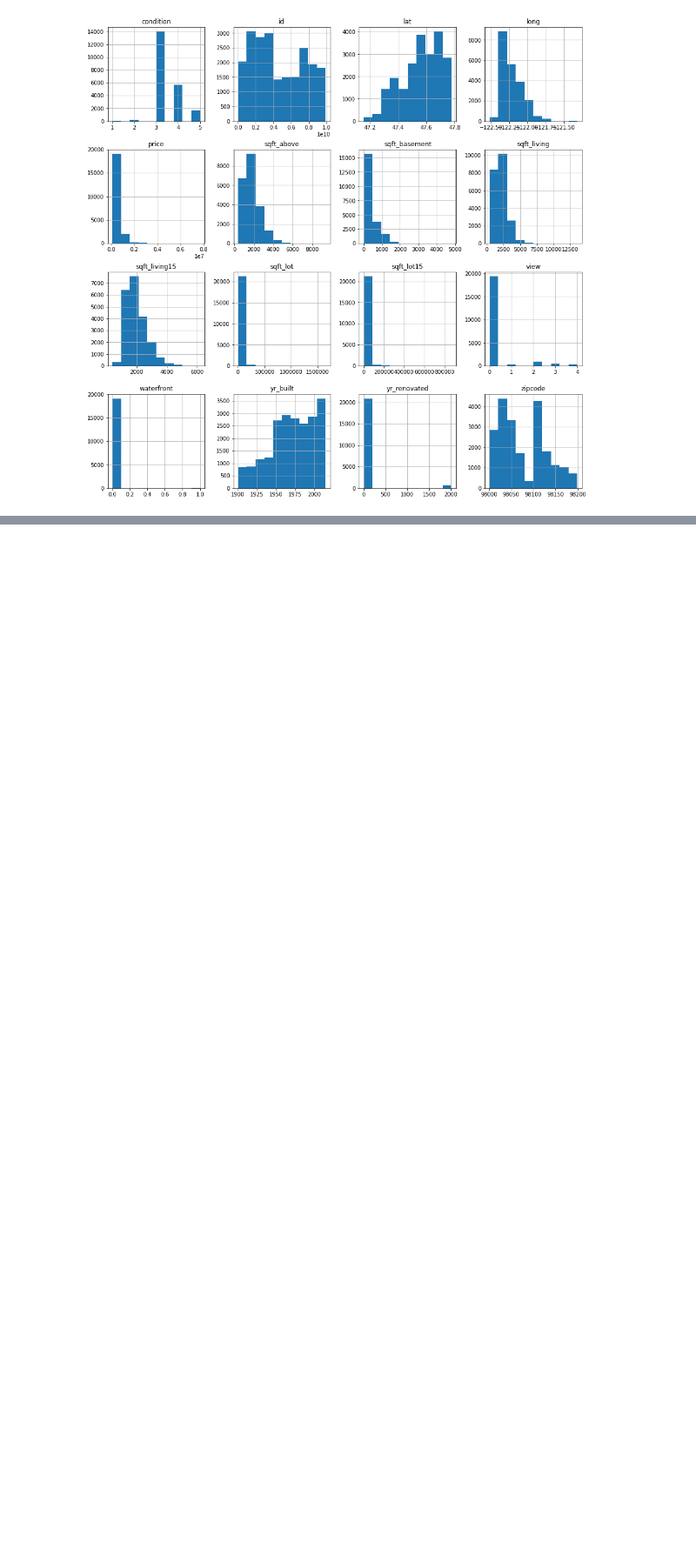
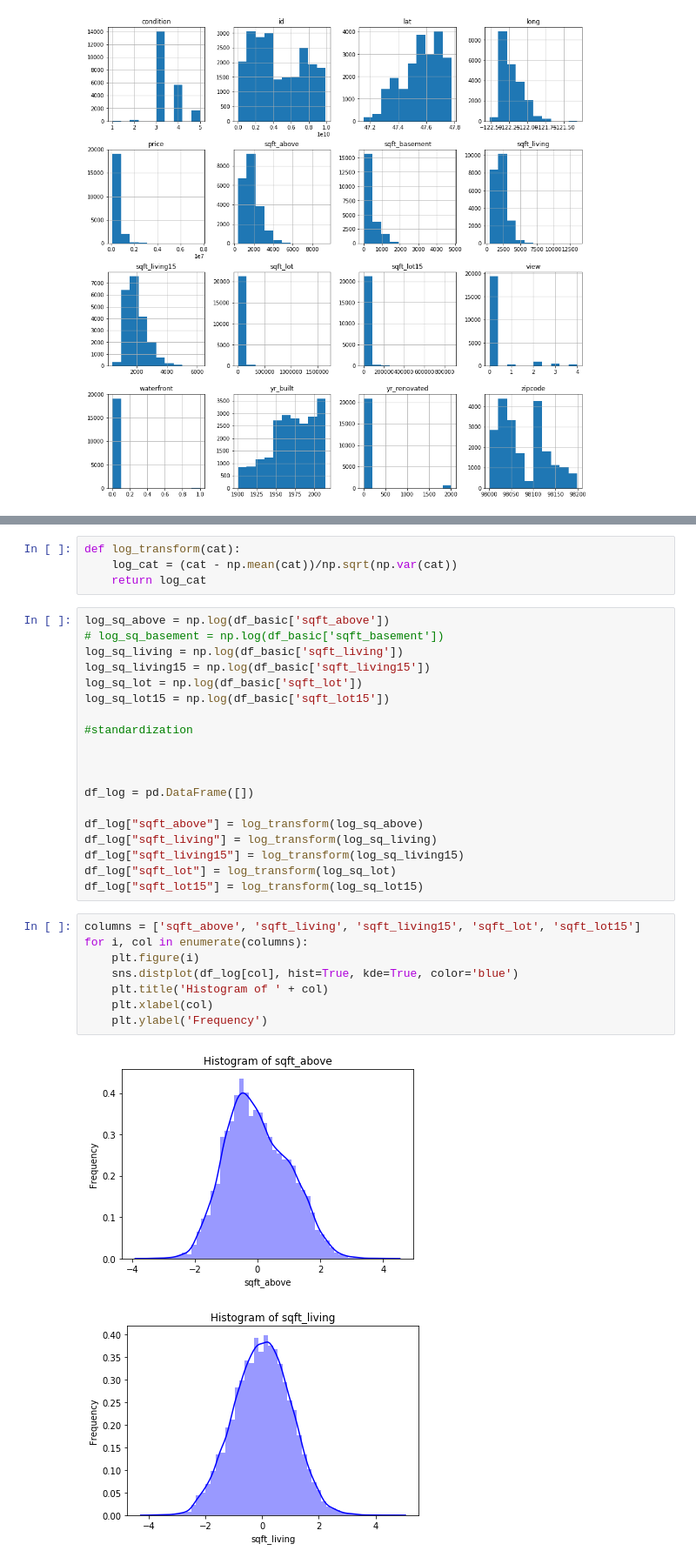
Before and after one commit to whitcrrd/dsc-1-final-project-online-ds-ft-021119, a Jupyter notebook: student.ipynb, the cells around one changed output, grey strips where cells are left out. Shown at 87% size. Cells and saved outputs as stored; diff of their text form; blank space fills up the shorter version.

```diff
--- a/student.ipynb
+++ b/student.ipynb
@@ -451,0 +498,34 @@ array([[<matplotlib.axes._subplots.AxesSubplot object at 0x...>,
+# %%
+def log_transform(cat):
+    log_cat = (cat - np.mean(cat))/np.sqrt(np.var(cat))
+    return log_cat
+# %%
+log_sq_above = np.log(df_basic['sqft_above'])
+# log_sq_basement = np.log(df_basic['sqft_basement'])
+log_sq_living = np.log(df_basic['sqft_living'])
+log_sq_living15 = np.log(df_basic['sqft_living15'])
+log_sq_lot = np.log(df_basic['sqft_lot'])
+log_sq_lot15 = np.log(df_basic['sqft_lot15'])
+
+#standardization
+
+
+
+df_log = pd.DataFrame([])
+
+df_log["sqft_above"] = log_transform(log_sq_above)
+df_log["sqft_living"] = log_transform(log_sq_living)
+df_log["sqft_living15"] = log_transform(log_sq_living15)
+df_log["sqft_lot"] = log_transform(log_sq_lot)
+df_log["sqft_lot15"] = log_transform(log_sq_lot15)
+# %%
+columns = ['sqft_above', 'sqft_living', 'sqft_living15', 'sqft_lot', 'sqft_lot15']
+for i, col in enumerate(columns):
+    plt.figure(i)
+    sns.distplot(df_log[col], hist=True, kde=True, color='blue')
+    plt.title('Histogram of ' + col)
+    plt.xlabel(col)
+    plt.ylabel('Frequency')
+# %% [output]
+[figure, added]
+[figure, added]
```
Also changed, not shown: parts of 9 cells of this notebook, 1 other file.
